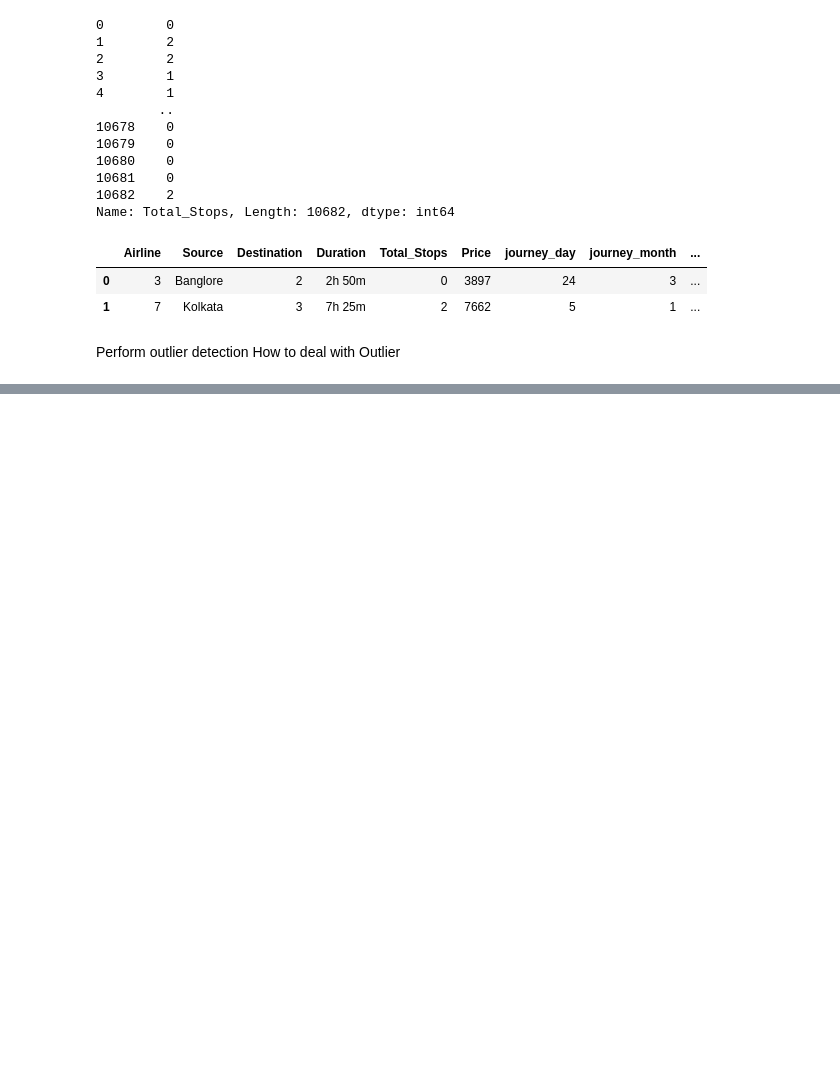
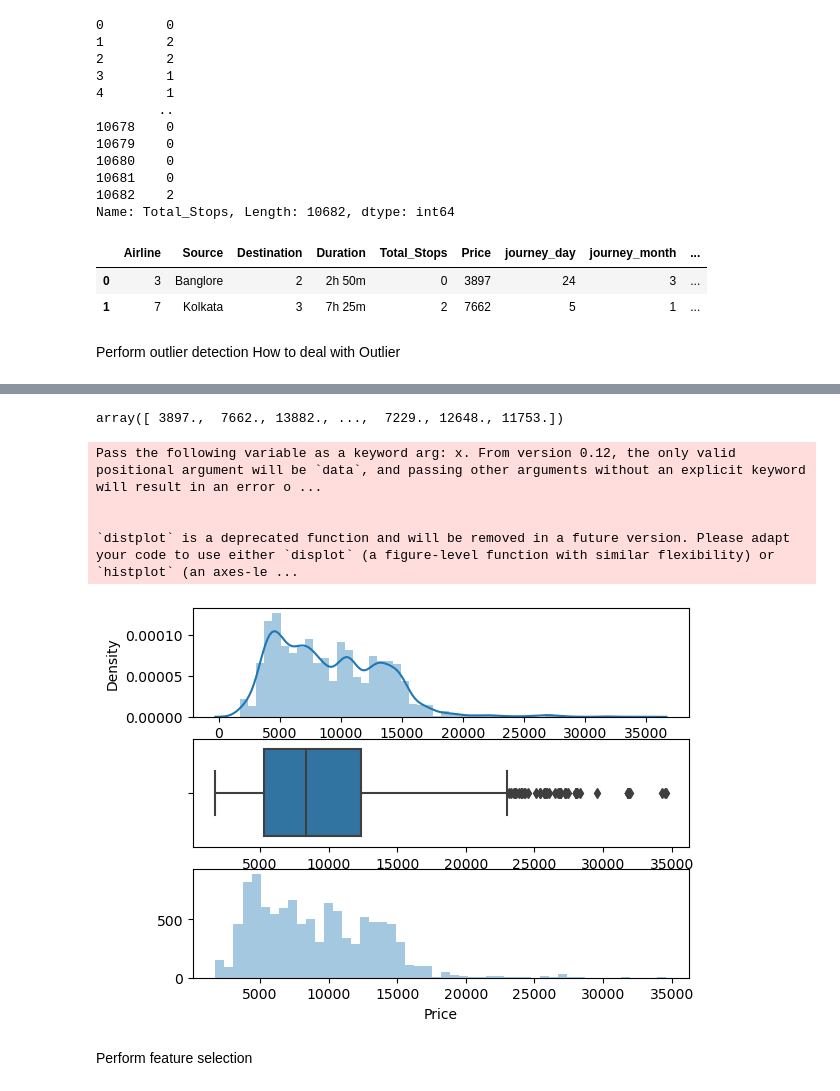
Before and after one commit to jose-j-hv/Airlines_ds, a Jupyter notebook: init.ipynb, the cells around one changed output, grey strips where cells are left out. Drawn from its saved outputs; the diff is of its cells as text; code cells hidden in the pictures; blank space fills up the shorter version.

```diff
--- a/init.ipynb
+++ b/init.ipynb
@@ -599,0 +610,16 @@ plot(data,'Price')
+# %%
+np.where(data['Price']>=35000,data['Price'].median(),data['Price'])
+# %% [output]
+array([ 3897.,  7662., 13882., ...,  7229., 12648., 11753.])
+# %%
+data['Price']=np.where(data['Price']>=35000,data['Price'].median(),data['Price'])
+# %%
+plot(data,'Price')
+# %% [output]
+Pass the following variable as a keyword arg: x. From version 0.12, the only valid positional argument will be `data`, and passing other arguments without an explicit keyword will result in an error o ...
+
+
+`distplot` is a deprecated function and will be removed in a future version. Please adapt your code to use either `displot` (a figure-level function with similar flexibility) or `histplot` (an axes-le ...
+[figure, added]
+# %% [markdown]
+Perform feature selection
```
Also changed, not shown: parts of 45 cells of this notebook, 2 other files.
